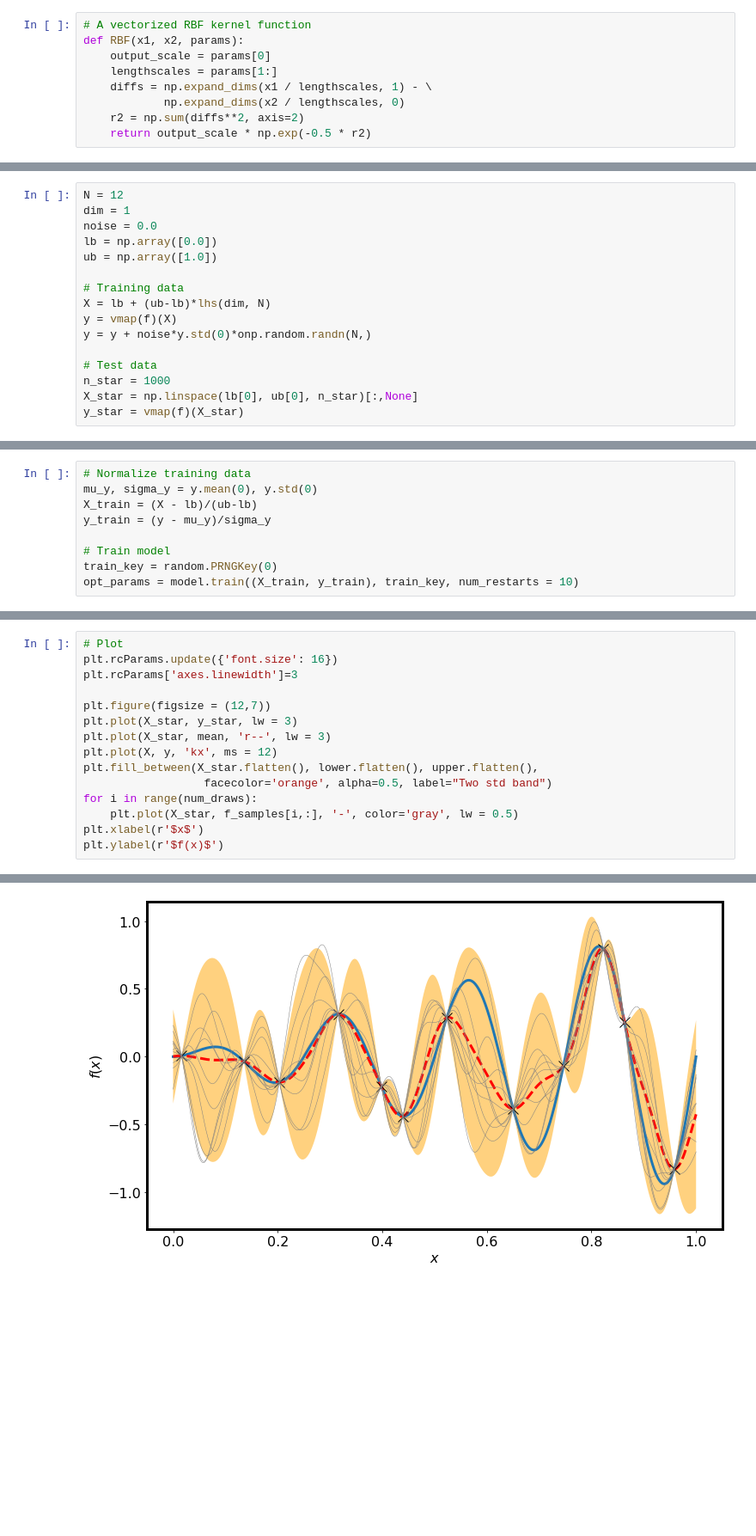
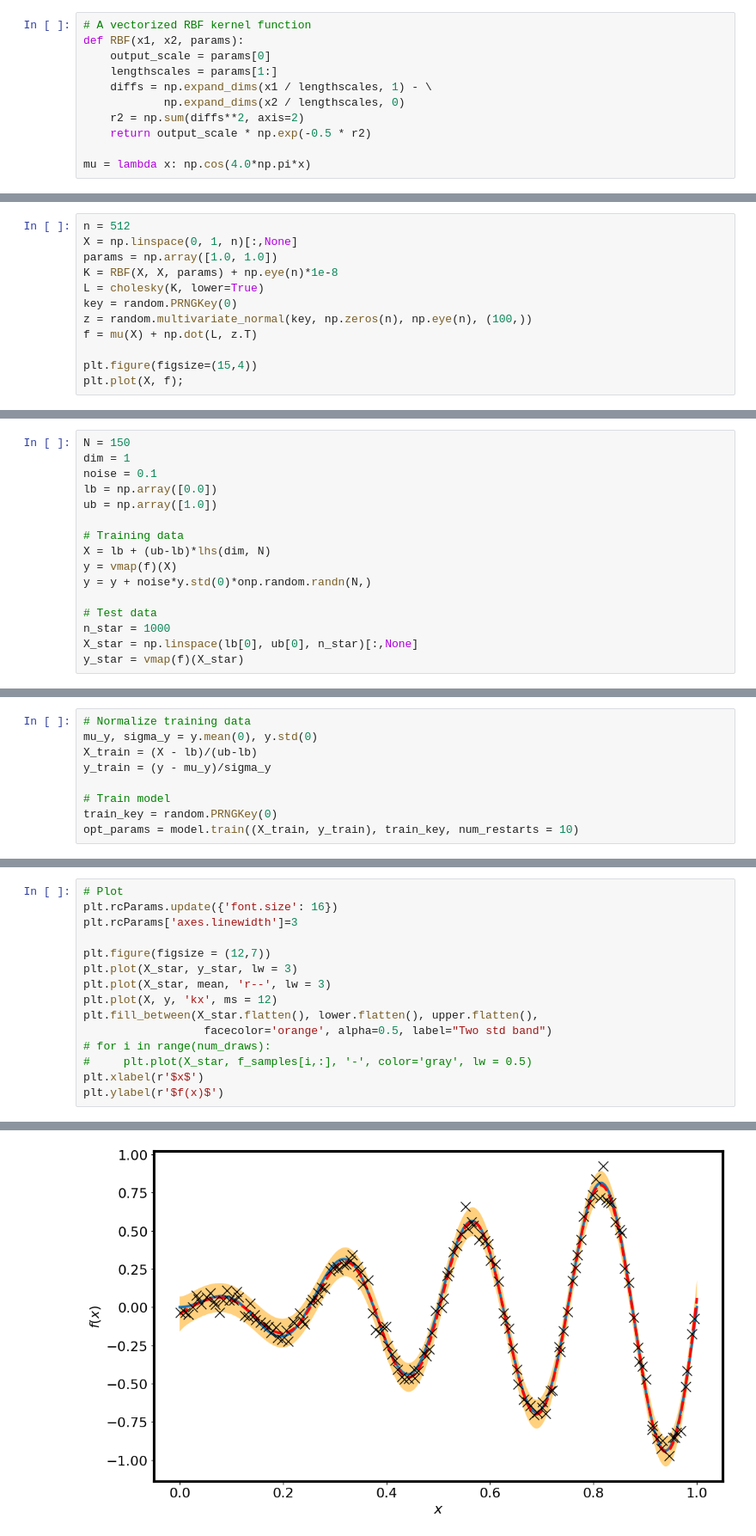
Before and after one commit to notrichardren/ENM5310, a Jupyter notebook: Notebooks/GP_regression.ipynb, the cells around one changed output, grey strips where cells are left out. Shown: that part at 86% size. Saved outputs shown, nothing was run; the diff lists cells and outputs as text; blank space fills up the shorter version.

```diff
--- a/Notebooks/GP_regression.ipynb
+++ b/Notebooks/GP_regression.ipynb
@@ -30,3 +31,5 @@ def RBF(x1, x2, params):
             np.expand_dims(x2 / lengthscales, 0)
     r2 = np.sum(diffs**2, axis=2)
     return output_scale * np.exp(-0.5 * r2)
+
+mu = lambda x: np.cos(4.0*np.pi*x)
@@ -32,0 +45,12 @@ def RBF(x1, x2, params):
+# %%
+n = 512
+X = np.linspace(0, 1, n)[:,None]
+params = np.array([1.0, 1.0])
+K = RBF(X, X, params) + np.eye(n)*1e-8
+L = cholesky(K, lower=True)
+key = random.PRNGKey(0)
+z = random.multivariate_normal(key, np.zeros(n), np.eye(n), (100,))
+f = mu(X) + np.dot(L, z.T)
+
+plt.figure(figsize=(15,4))
+plt.plot(X, f);
@@ -147,9 +173,9 @@ def f(x):
   y = x*np.sin(8.0*np.pi*x)
   return y[0]
 # %%
-N = 12
+N = 150
 dim = 1
-noise = 0.0
+noise = 0.1
 lb = np.array([0.0])
 ub = np.array([1.0])
 
@@ -202,18 +228,18 @@ Relative L2 error u: 4.767797e-01
 # %%
 # Plot
 plt.rcParams.update({'font.size': 16})
 plt.rcParams['axes.linewidth']=3
 
 plt.figure(figsize = (12,7))
 plt.plot(X_star, y_star, lw = 3)
 plt.plot(X_star, mean, 'r--', lw = 3)
 plt.plot(X, y, 'kx', ms = 12)
 plt.fill_between(X_star.flatten(), lower.flatten(), upper.flatten(),
                   facecolor='orange', alpha=0.5, label="Two std band")
-for i in range(num_draws):
-    plt.plot(X_star, f_samples[i,:], '-', color='gray', lw = 0.5)
+# for i in range(num_draws):
+#     plt.plot(X_star, f_samples[i,:], '-', color='gray', lw = 0.5)
 plt.xlabel(r'$x$')
 plt.ylabel(r'$f(x)$')
 # %% [output]
 Text(0, 0.5, '$f(x)$')
-[figure, old version]
+[figure, new version]
```
Also changed, not shown: parts of 4 cells of this notebook, 1 other file.
